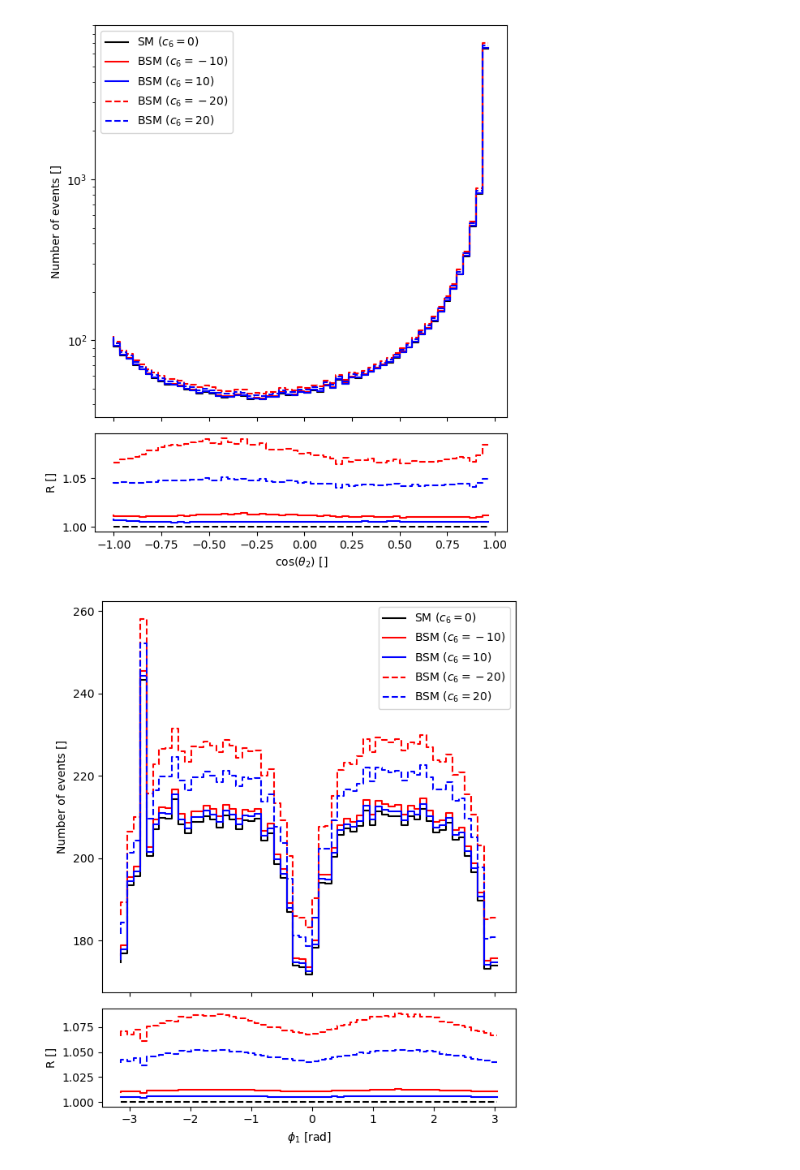
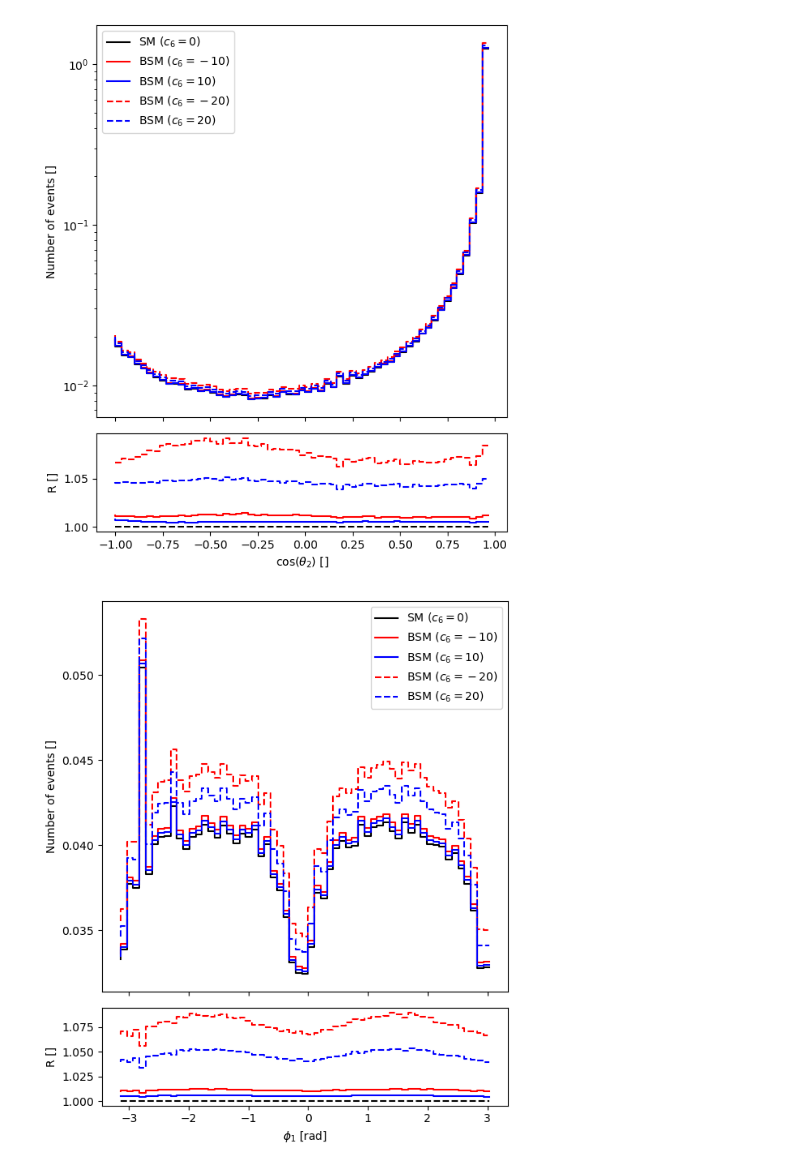
Before and after one commit to taehyounpark/higgs-offshell-interpretation, a Jupyter notebook: plot-angles.ipynb, the cells around one changed output. Cells and saved outputs as stored; diff of their text form; code cells hidden in the pictures.

```diff
--- a/plot-angles.ipynb
+++ b/plot-angles.ipynb
@@ -9,7 +9,7 @@ import matplotlib.pyplot as plt
 SAMPLE_DIR = '..'
 # %%
 sample = gghzz.Process(
-    (1.4783394, SAMPLE_DIR + '/ggZZ2e2m_all_new.csv', 1e4),
-    (0.47412769, SAMPLE_DIR + '/ggZZ4e_all_new.csv', 1e4),
-    (0.47412769, SAMPLE_DIR + '/ggZZ4m_all_new.csv', 1e4)
+    (1.4783394, SAMPLE_DIR + '/ggZZ2e2m_all_new.csv', 1e6),
+    (0.47412769, SAMPLE_DIR + '/ggZZ4e_all_new.csv', 1e6),
+    (0.47412769, SAMPLE_DIR + '/ggZZ4m_all_new.csv', 1e6)
 )
@@ -21,3 +16,8 @@ kinematics = angles.calculate(leptons[:,0], leptons[:,1], leptons[:,2], leptons[
+# %%
+z_chooser = zpair.ZPairChooser(bounds1=(50,115), bounds2=(50,115), algorithm='leastsquare')
+l1_1, l2_1, l1_2, l2_2 = sample.events.filter(z_chooser)
+
+kinematics = angles.calculate(l1_1, l2_1, l1_2, l2_2)
 # %%
 c6_mod = c6.Modifier(amplitude_component = msq.Component.SBI, c6_values = [-5,-1,0,1,5])
-c6_weights = c6_mod.modify(sample=zmasses.sample, c6=[-20,-10,10,20,30])
+c6_weights, c6_prob = c6_mod.modify(sample=sample, c6=[-20,-10,10,20,30])
@@ -112,7 +106,7 @@ plt.show()
 # %%
 cth2 = kinematics[:,2]
 
-hist, bins = np.histogram(cth2, bins=60, range=(-1,1), weights=sample.events['wt'])
+hist, bins = np.histogram(cth2, bins=60, range=(-1,1), weights=sample.events.weights)
 hist1, bins1 = np.histogram(cth2, bins=60, range=(-1,1), weights=c6_weights.T[1])
 hist2, bins2 = np.histogram(cth2, bins=60, range=(-1,1), weights=c6_weights.T[2])
 hist3, bins3 = np.histogram(cth2, bins=60, range=(-1,1), weights=c6_weights.T[0])
@@ -149,11 +143,11 @@ fig.tight_layout()
 
 plt.show()
 # %% [output]
-[figure, old version]
+[figure, new version]
 # %%
 phi1 = kinematics[:,3]
 
-hist, bins = np.histogram(phi1, bins=60, range=(-np.pi,np.pi), weights=sample.events['wt'])
+hist, bins = np.histogram(phi1, bins=60, range=(-np.pi,np.pi), weights=sample.events.weights)
 hist1, bins1 = np.histogram(phi1, bins=60, range=(-np.pi,np.pi), weights=c6_weights.T[1])
 hist2, bins2 = np.histogram(phi1, bins=60, range=(-np.pi,np.pi), weights=c6_weights.T[2])
 hist3, bins3 = np.histogram(phi1, bins=60, range=(-np.pi,np.pi), weights=c6_weights.T[0])
@@ -163,34 +157,34 @@ fig, (ax1, ax2) = plt.subplots(2,1, gridspec_kw={'height_ratios': [4, 1]}, figsi
 
 ax1.set_xticklabels([])
 
 ax1.step(bins[:-1], hist, color='k', label=u'SM ($c_6=0$)')
 ax1.step(bins[:-1], hist1, color='r', label=u'BSM ($c_6=-10$)')
 ax1.step(bins[:-1], hist2, color='b', label=u'BSM ($c_6=10$)')
 
 ax1.step(bins[:-1], hist3, color='r', linestyle='--', label=u'BSM ($c_6=-20$)')
 ax1.step(bins[:-1], hist4, color='b', linestyle='--', label=u'BSM ($c_6=20$)')
 
 ax1.set_ylabel('Number of events []')
 #ax1.set_yscale('log')
 
 ax1.legend()
 
 ax2.step(bins[:-1], hist/hist, color='k', linestyle='--', label=u'SM ($c_6=0$)')
 ax2.step(bins[:-1], hist1/hist, color='r', label=u'BSM ($c_6=-10$)')
 ax2.step(bins[:-1], hist2/hist, color='b', label=u'BSM ($c_6=10$)')
 
 ax2.step(bins[:-1], hist3/hist, color='r', linestyle='--', label=u'BSM ($c_6=-20$)')
 ax2.step(bins[:-1], hist4/hist, color='b', linestyle='--', label=u'BSM ($c_6=20$)')
 
 ax2.set_xlabel(u'$\phi_1$ [rad]')
 ax2.set_ylabel('R []')
 #ax2.set_ybound(0.99,1.02)
 
 fig.tight_layout()
 
 plt.show()
 # %% [output]
-[figure, old version]
+[figure, new version]
 # %%
 phi = kinematics[:,4]
 
```
Also changed, not shown: parts of 5 cells of this notebook, 11 other files.
